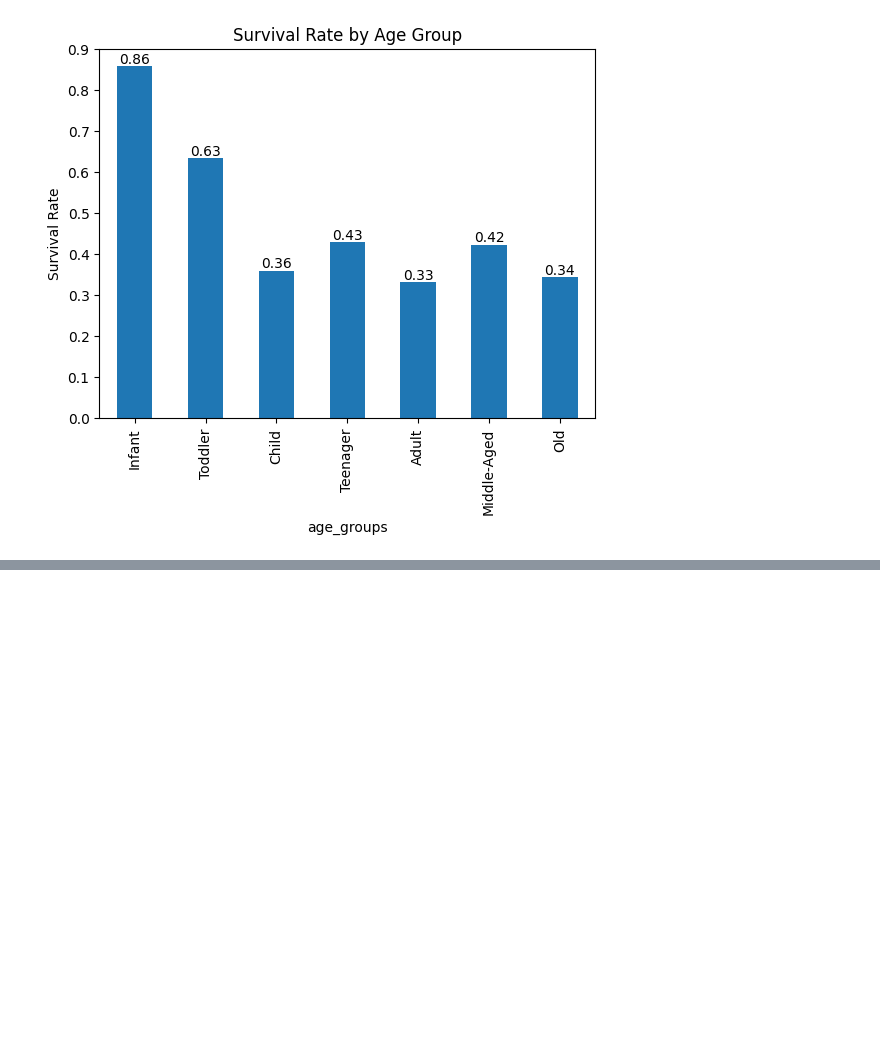
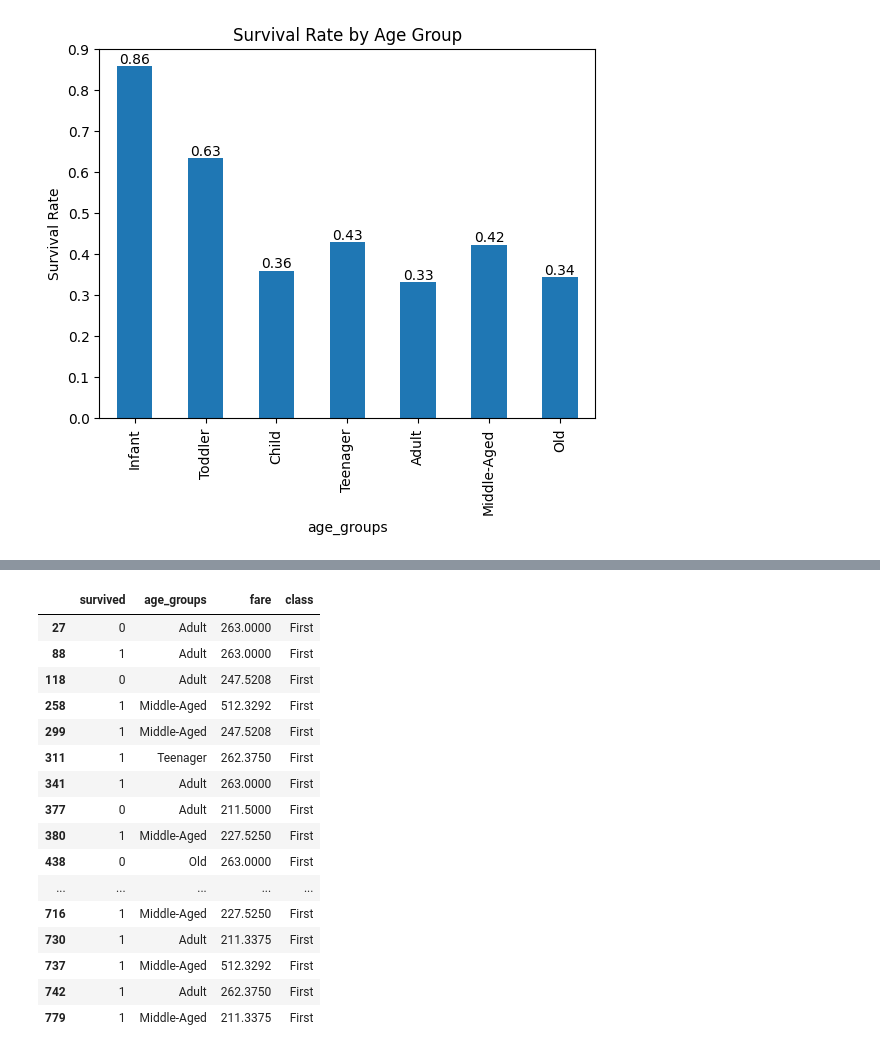
Before and after one commit to ejazurrehman/AI---Data_Science_Course, a Jupyter notebook: pyton_for_data_science/07_pandas.ipynb, the cells around one changed output, grey strips where cells are left out. Cells and saved outputs as stored; diff of their text form; code cells hidden in the pictures; blank space fills up the shorter version.

Commit message:
done with filteration.

```diff
--- a/pyton_for_data_science/07_pandas.ipynb
+++ b/pyton_for_data_science/07_pandas.ipynb
@@ -865,3 +865,6 @@ for p in ax.patches:
 plt.show()
 # %% [output]
 [figure]
+# %%
+# filter the data on the basis of columns
+df_01= df[['survived','age_groups','fare','class']]
@@ -867,0 +910,21 @@ plt.show()
+# %%
+# filter the data on the basis of fare, how many passengers paid more than 200
+df_01[df_01['fare'] > 200]
+# %% [output]
+|  | survived | age_groups | fare | class |
+| 27 | 0 | Adult | 263.0000 | First |
+| 88 | 1 | Adult | 263.0000 | First |
+| 118 | 0 | Adult | 247.5208 | First |
+| 258 | 1 | Middle-Aged | 512.3292 | First |
+| 299 | 1 | Middle-Aged | 247.5208 | First |
+| 311 | 1 | Teenager | 262.3750 | First |
+| 341 | 1 | Adult | 263.0000 | First |
+| 377 | 0 | Adult | 211.5000 | First |
+| 380 | 1 | Middle-Aged | 227.5250 | First |
+| 438 | 0 | Old | 263.0000 | First |
+| ... | ... | ... | ... | ... |
+| 716 | 1 | Middle-Aged | 227.5250 | First |
+| 730 | 1 | Adult | 211.3375 | First |
+| 737 | 1 | Middle-Aged | 512.3292 | First |
+| 742 | 1 | Adult | 262.3750 | First |
+| 779 | 1 | Middle-Aged | 211.3375 | First |
```
Also changed, not shown: parts of 6 cells of this notebook.
